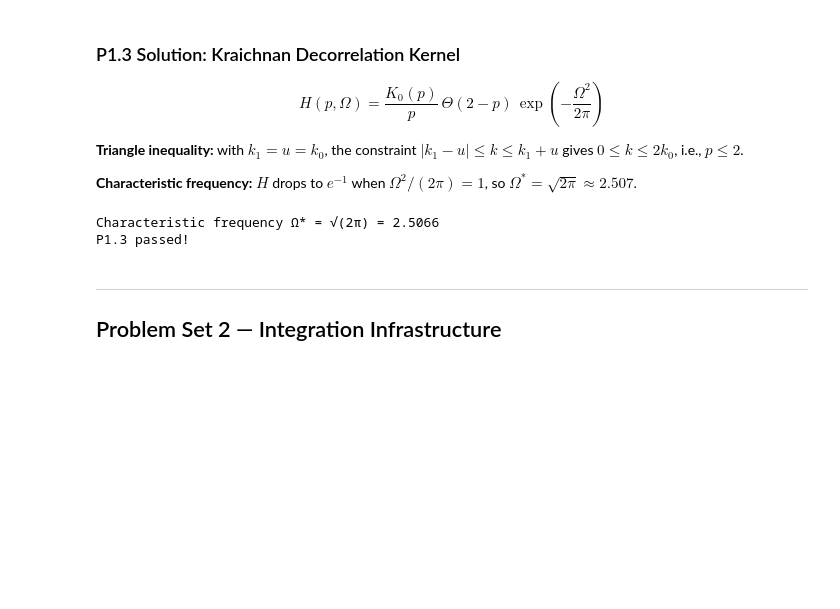
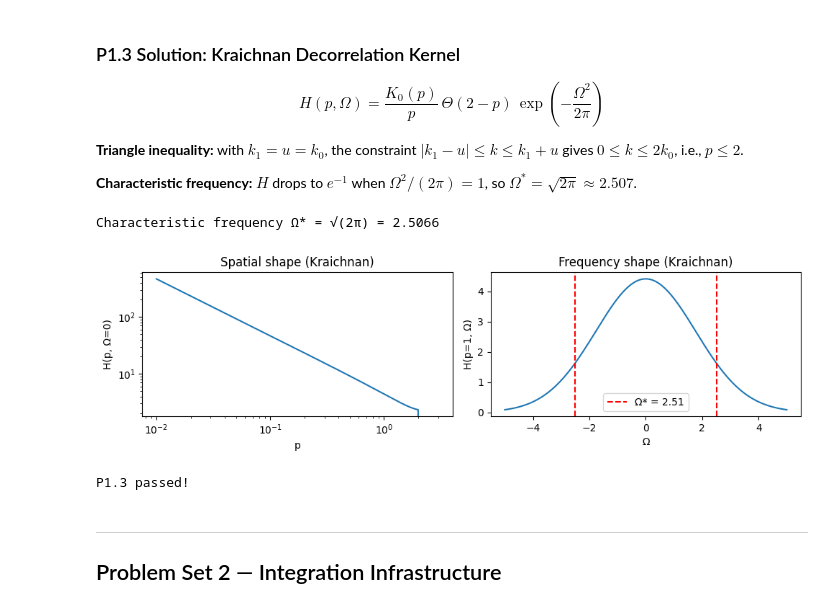
Before and after one commit to shturman99/Polarization-of-Gravitational-Waves, a Jupyter notebook: problem_sets_solutions.ipynb, the cells around one changed output. Drawn from its saved outputs; the diff is of its cells as text; code cells hidden in the pictures; blank space fills up the shorter version.

```diff
--- a/problem_sets_solutions.ipynb
+++ b/problem_sets_solutions.ipynb
@@ -110,32 +111,33 @@ def my_H_delta_k_kraichnan(p, Omega):
 # %%
 # --- P1.3 Verification ---
 assert my_H_delta_k_kraichnan(2.5, 0.0) == 0.0
 assert my_H_delta_k_kraichnan(-1.0, 0.0) == 0.0
 assert my_H_delta_k_kraichnan(1.0, 0.0) > 0
 
 p_arr  = np.linspace(0.01, 3.0, 200)
 Om_arr = np.linspace(-5, 5, 200)
 assert np.allclose(my_H_delta_k_kraichnan(p_arr, 0.0),  ref.H_delta_k_kraichnan(p_arr, 0.0),  rtol=1e-10)
 assert np.allclose(my_H_delta_k_kraichnan(1.0, Om_arr), ref.H_delta_k_kraichnan(1.0, Om_arr), rtol=1e-10)
 
 Omega_star = np.sqrt(2 * np.pi)
 print(f"Characteristic frequency Ω* = √(2π) = {Omega_star:.4f}")
 
 fig, axes = plt.subplots(1, 2, figsize=(10, 3))
-axes[0].plot(p_arr, my_H_delta_k_kraichnan(p_arr, 0.0))
+axes[0].loglog(p_arr, my_H_delta_k_kraichnan(p_arr, 0.0))
 axes[0].set_xlabel('p'); axes[0].set_ylabel('H(p, Ω=0)')
 axes[0].set_title('Spatial shape (Kraichnan)')
 axes[1].plot(Om_arr, my_H_delta_k_kraichnan(1.0, Om_arr))
 axes[1].axvline( Omega_star, color='r', ls='--', label=f'Ω* = {Omega_star:.2f}')
 axes[1].axvline(-Omega_star, color='r', ls='--')
 axes[1].set_xlabel('Ω'); axes[1].set_ylabel('H(p=1, Ω)')
 axes[1].set_title('Frequency shape (Kraichnan)')
 axes[1].legend()
 plt.tight_layout(); plt.show()
 print("P1.3 passed!")
 # %% [output]
 Characteristic frequency Ω* = √(2π) = 2.5066
-P1.3 passed!
+[figure, added]
+P1.3 passed!
 # %% [markdown]
 ---
 ## Problem Set 2 — Integration Infrastructure
```
Also changed, not shown: parts of 10 cells of this notebook, 10 other files.
